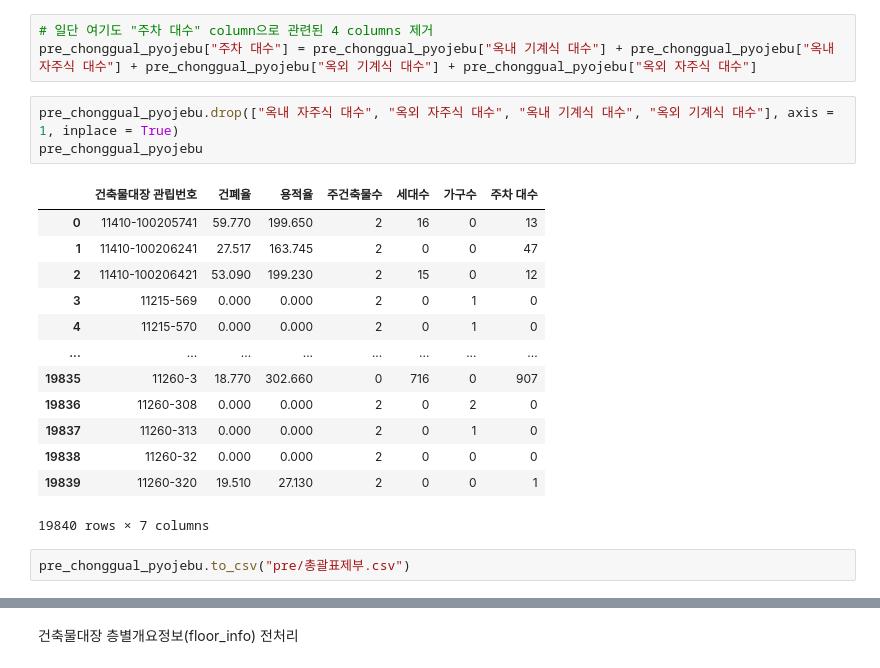
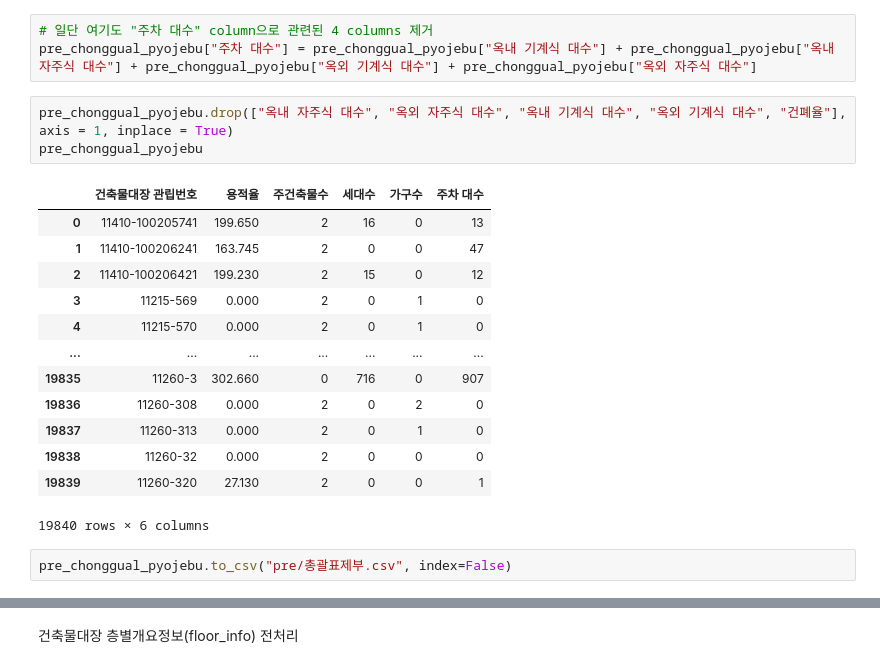
Before and after one commit to Capstone-4/BuildingPre, a Jupyter notebook: building.ipynb, the cells around one changed output, grey strips where cells are left out. Cells and saved outputs as stored; diff of their text form.

```diff
--- a/building.ipynb
+++ b/building.ipynb
@@ -270,24 +216,24 @@ pre_chonggual_pyojebu.head()
 # 일단 여기도 "주차 대수" column으로 관련된 4 columns 제거
 pre_chonggual_pyojebu["주차 대수"] = pre_chonggual_pyojebu["옥내 기계식 대수"] + pre_chonggual_pyojebu["옥내 자주식 대수"] + pre_chonggual_pyojebu["옥외 기계식 대수"] + pre_chonggual_pyojebu["옥외 자주식 대수"]
 # %%
-pre_chonggual_pyojebu.drop(["옥내 자주식 대수", "옥외 자주식 대수", "옥내 기계식 대수", "옥외 기계식 대수"], axis = 1, inplace = True)
+pre_chonggual_pyojebu.drop(["옥내 자주식 대수", "옥외 자주식 대수", "옥내 기계식 대수", "옥외 기계식 대수", "건폐율"], axis = 1, inplace = True)
 pre_chonggual_pyojebu
 # %% [output]
-|  | 건축물대장 관립번호 | 건폐율 | 용적율 | 주건축물수 | 세대수 | 가구수 | 주차 대수 |
-| 0 | 11410-100205741 | 59.770 | 199.650 | 2 | 16 | 0 | 13 |
-| 1 | 11410-100206241 | 27.517 | 163.745 | 2 | 0 | 0 | 47 |
-| 2 | 11410-100206421 | 53.090 | 199.230 | 2 | 15 | 0 | 12 |
-| 3 | 11215-569 | 0.000 | 0.000 | 2 | 0 | 1 | 0 |
-| 4 | 11215-570 | 0.000 | 0.000 | 2 | 0 | 1 | 0 |
-| ... | ... | ... | ... | ... | ... | ... | ... |
-| 19835 | 11260-3 | 18.770 | 302.660 | 0 | 716 | 0 | 907 |
-| 19836 | 11260-308 | 0.000 | 0.000 | 2 | 0 | 2 | 0 |
-| 19837 | 11260-313 | 0.000 | 0.000 | 2 | 0 | 1 | 0 |
-| 19838 | 11260-32 | 0.000 | 0.000 | 2 | 0 | 0 | 0 |
-| 19839 | 11260-320 | 19.510 | 27.130 | 2 | 0 | 0 | 1 |
+|  | 건축물대장 관립번호 | 용적율 | 주건축물수 | 세대수 | 가구수 | 주차 대수 |
+| 0 | 11410-100205741 | 199.650 | 2 | 16 | 0 | 13 |
+| 1 | 11410-100206241 | 163.745 | 2 | 0 | 0 | 47 |
+| 2 | 11410-100206421 | 199.230 | 2 | 15 | 0 | 12 |
+| 3 | 11215-569 | 0.000 | 2 | 0 | 1 | 0 |
+| 4 | 11215-570 | 0.000 | 2 | 0 | 1 | 0 |
+| ... | ... | ... | ... | ... | ... | ... |
+| 19835 | 11260-3 | 302.660 | 0 | 716 | 0 | 907 |
+| 19836 | 11260-308 | 0.000 | 2 | 0 | 2 | 0 |
+| 19837 | 11260-313 | 0.000 | 2 | 0 | 1 | 0 |
+| 19838 | 11260-32 | 0.000 | 2 | 0 | 0 | 0 |
+| 19839 | 11260-320 | 27.130 | 2 | 0 | 0 | 1 |
-19840 rows × 7 columns
+19840 rows × 6 columns
 # %%
-pre_chonggual_pyojebu.to_csv("pre/총괄표제부.csv")
+pre_chonggual_pyojebu.to_csv("pre/총괄표제부.csv", index=False)
 # %%
 # ??? 건축물 대장이랑 관리번호가 안맞는데,,, 싯팔 -> 있는게 있고 없는게 있네
 # 건축물 대장 조회
```
Also changed, not shown: parts of 43 cells of this notebook, 21 other files.
